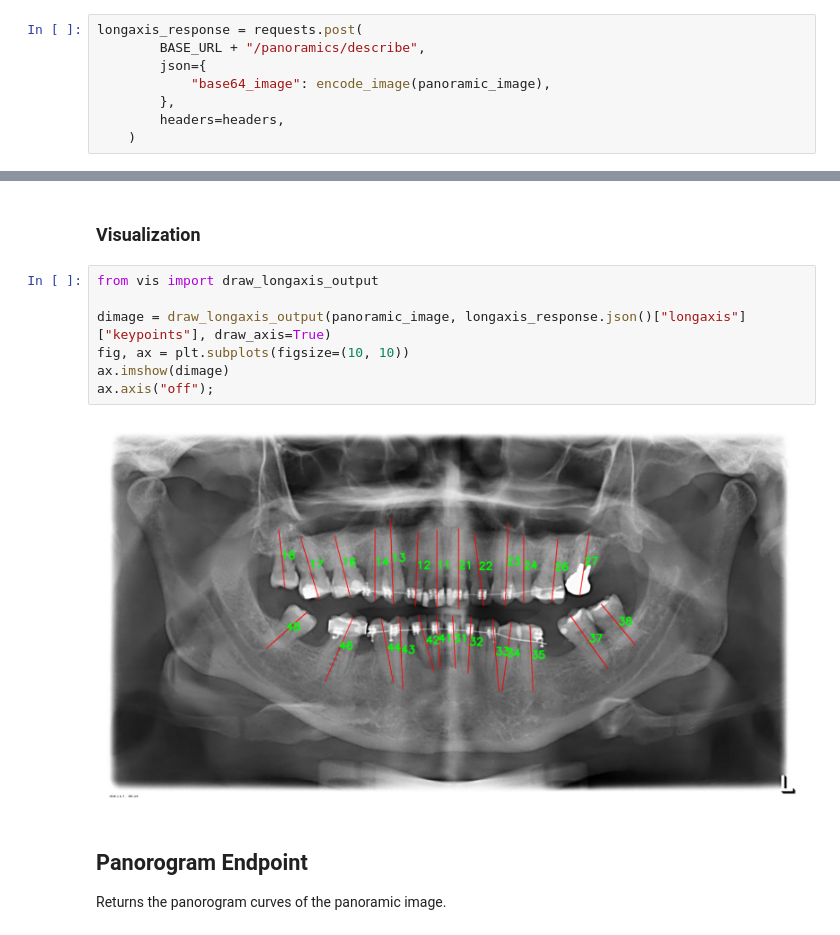
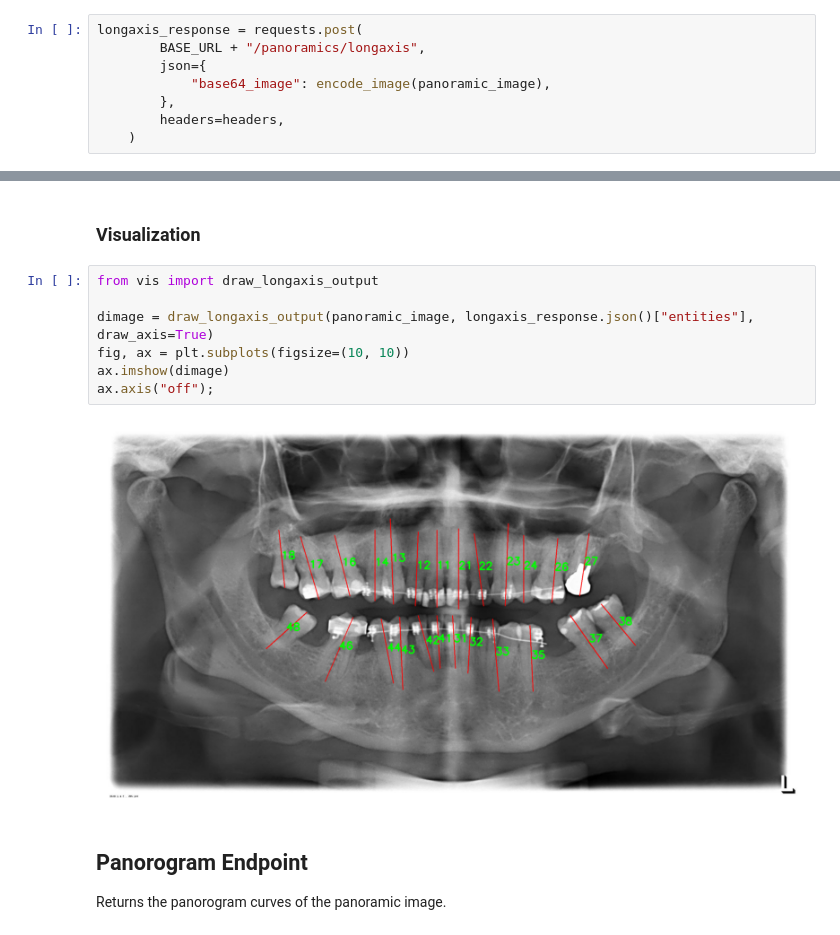
Before and after one commit to Radio-Memory/radiomemory-ai-api-demo, a Jupyter notebook: main.ipynb, the cells around one changed output, grey strips where cells are left out. Cells and saved outputs as stored; diff of their text form.

```diff
--- a/main.ipynb
+++ b/main.ipynb
@@ -43,7 +97,7 @@ panoramic_image = Image.open("images/panoramic0.jpg").convert("L")
 Returns a point coordinates for the crown and the root of every tooth in the panoramic image.
 # %%
 longaxis_response = requests.post(
-        BASE_URL + "/panoramics/describe",
+        BASE_URL + "/panoramics/longaxis",
         json={
             "base64_image": encode_image(panoramic_image),
         },
@@ -73,12 +132,12 @@ pprint(str(longaxis_response.json())[:1000])
 # %%
 from vis import draw_longaxis_output
 
-dimage = draw_longaxis_output(panoramic_image, longaxis_response.json()["longaxis"]["keypoints"], draw_axis=True)
+dimage = draw_longaxis_output(panoramic_image, longaxis_response.json()["entities"], draw_axis=True)
 fig, ax = plt.subplots(figsize=(10, 10))
 ax.imshow(dimage)
 ax.axis("off");
 # %% [output]
-[figure, old version]
+[figure, new version]
 # %% [markdown]
 ## Panorogram Endpoint
 
```
Also changed, not shown: parts of 34 cells of this notebook, 5 other files.
